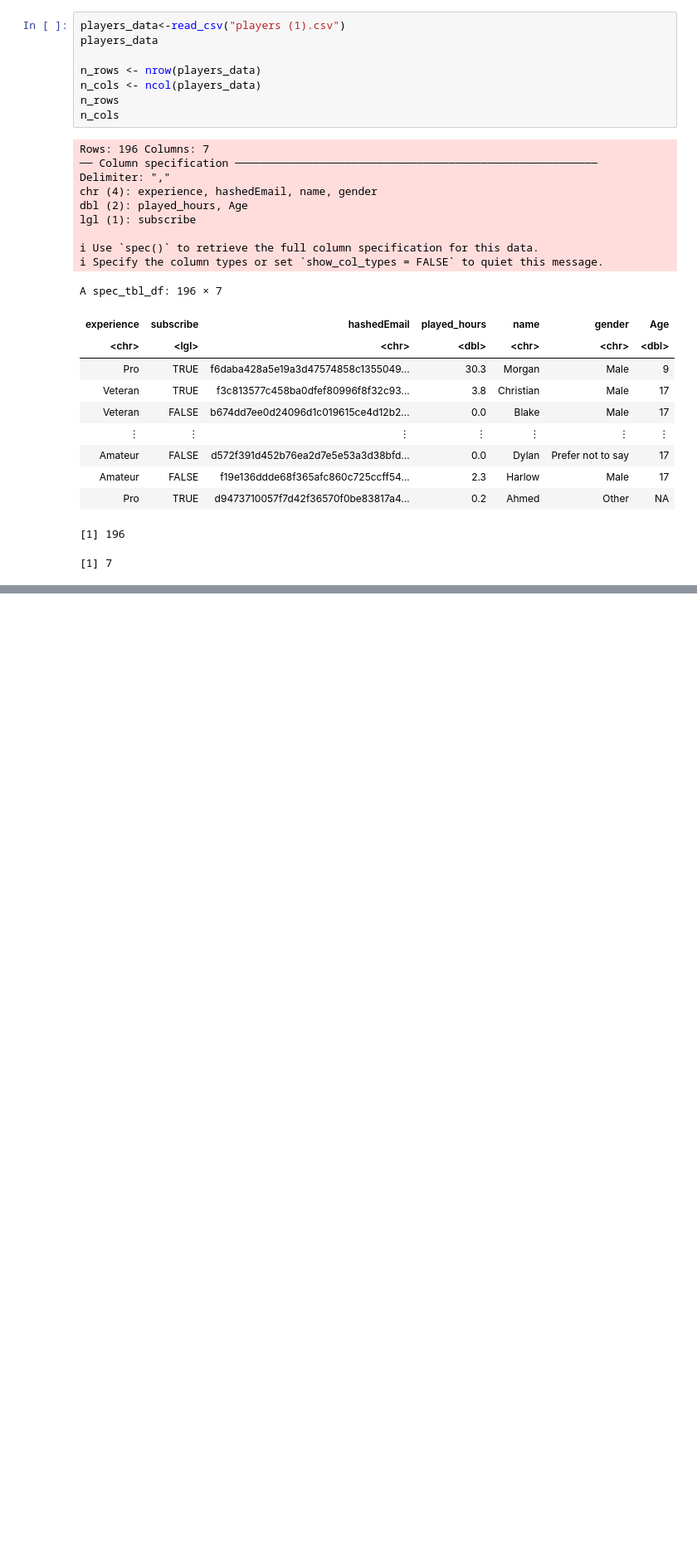
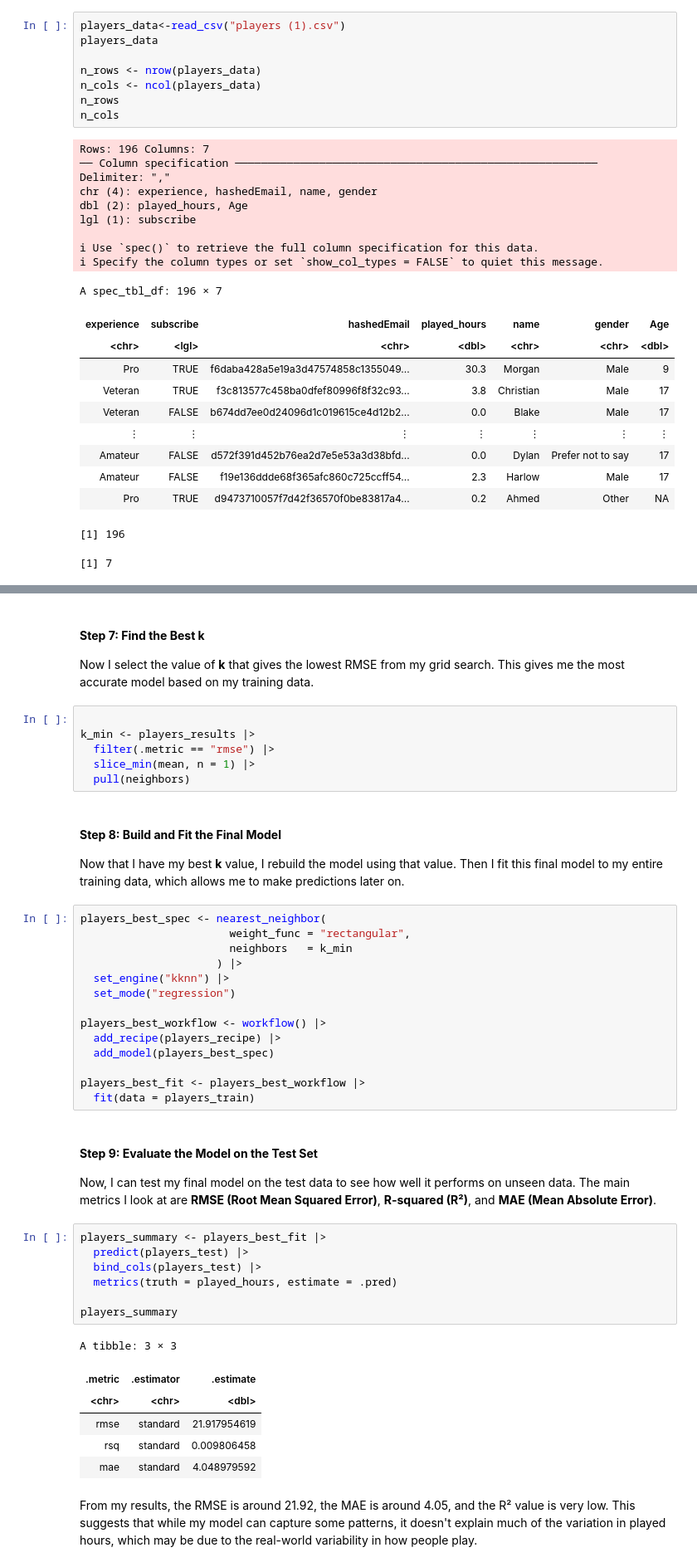
Before and after one commit to anroopchandi/datasci_project, a Jupyter notebook: Project-Notebook.ipynb, the cells around one changed output, grey strips where cells are left out. Shown at 83% size. Cells and saved outputs as stored; diff of their text form; blank space fills up the shorter version.

```diff
--- a/Project-Notebook.ipynb
+++ b/Project-Notebook.ipynb
@@ -190,0 +230,48 @@ To explore the relationships between the variables, I generated a pair plot that
+# %% [markdown]
+#### **Step 7: Find the Best k**
+
+Now I select the value of **k** that gives the lowest RMSE from my grid search. This gives me the most accurate model based on my training data.
+# %%
+
+k_min <- players_results |>
+  filter(.metric == "rmse") |>
+  slice_min(mean, n = 1) |>
+  pull(neighbors)
+# %% [markdown]
+#### **Step 8: Build and Fit the Final Model**
+
+Now that I have my best **k** value, I rebuild the model using that value. Then I fit this final model to my entire training data, which allows me to make predictions later on.
+# %%
+players_best_spec <- nearest_neighbor(
+                       weight_func = "rectangular",
+                       neighbors   = k_min
+                     ) |>
+  set_engine("kknn") |>
+  set_mode("regression")
+
+players_best_workflow <- workflow() |>
+  add_recipe(players_recipe) |>
+  add_model(players_best_spec)
+
+players_best_fit <- players_best_workflow |>
+  fit(data = players_train)
+# %% [markdown]
+#### **Step 9: Evaluate the Model on the Test Set**
+
+Now, I can test my final model on the test data to see how well it performs on unseen data. The main metrics I look at are **RMSE (Root Mean Squared Error)**, **R-squared (R²)**, and **MAE (Mean Absolute Error)**.
+# %%
+players_summary <- players_best_fit |>
+  predict(players_test) |>
+  bind_cols(players_test) |>
+  metrics(truth = played_hours, estimate = .pred)
+
+players_summary
+# %% [output]
+A tibble: 3 × 3
+| .metric | .estimator | .estimate |
+| <chr> | <chr> | <dbl> |
+| rmse | standard | 21.917954619 |
+| rsq | standard | 0.009806458 |
+| mae | standard | 4.048979592 |
+# %% [markdown]
+From my results, the RMSE is around 21.92, the MAE is around 4.05, and the R² value is very low. This suggests that while my model can capture some patterns, it doesn't explain much of the variation in played hours, which may be due to the real-world variability in how people play.
```
Also changed, not shown: parts of 42 cells of this notebook.
